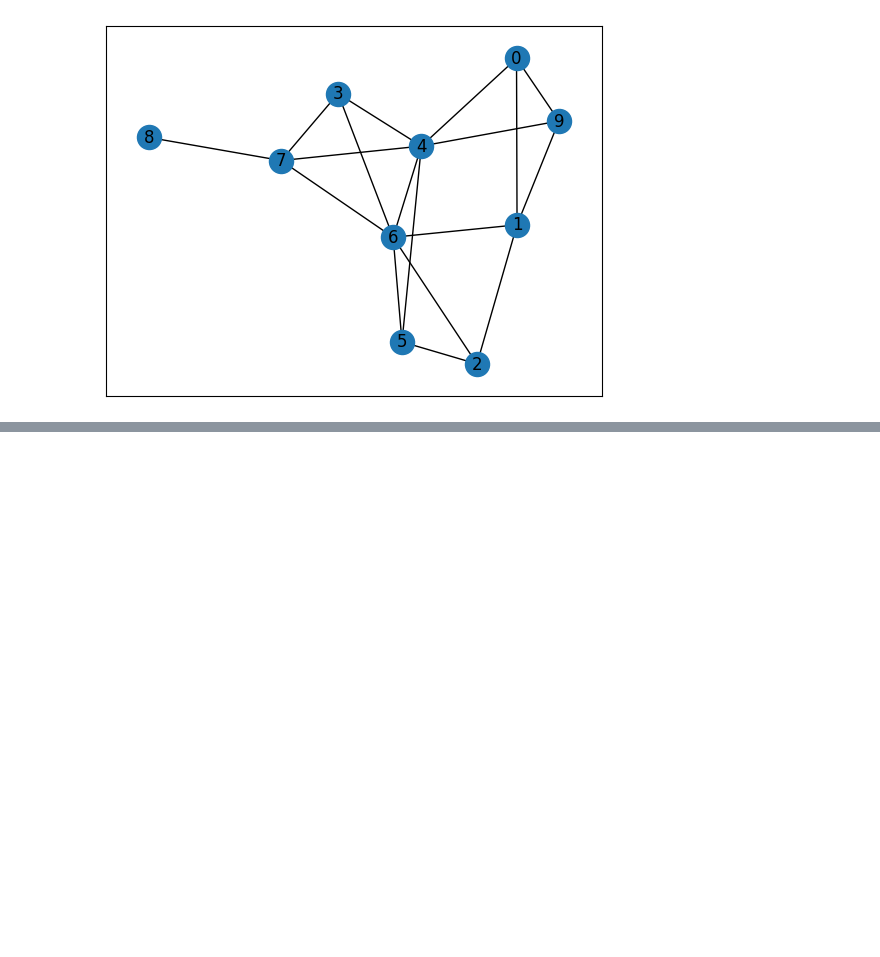
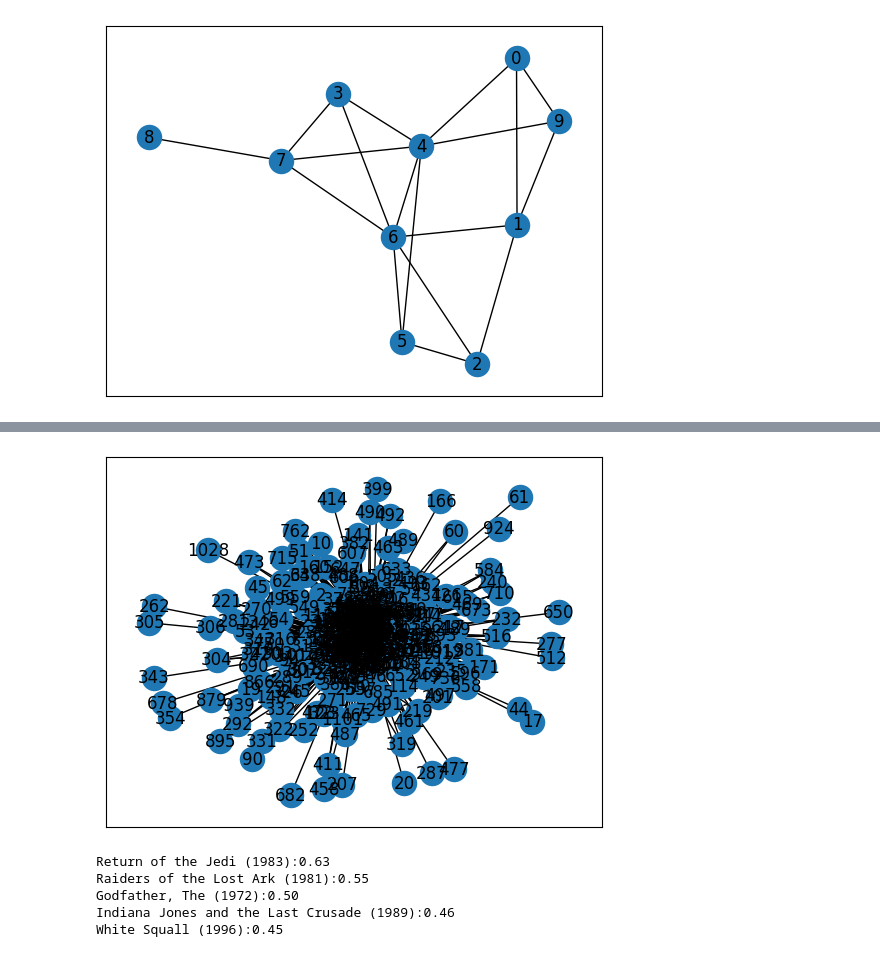
Before and after one commit to mirsoleimani/books, a Jupyter notebook: hands_on_graph_neural_networks_using_python/ch04.ipynb, the cells around one changed output, grey strips where cells are left out. Drawn from its saved outputs; the diff is of its cells as text; code cells hidden in the pictures; blank space fills up the shorter version.

```diff
--- a/hands_on_graph_neural_networks_using_python/ch04.ipynb
+++ b/hands_on_graph_neural_networks_using_python/ch04.ipynb
@@ -65,0 +110,21 @@ Error:
+# %%
+from collections import defaultdict
+pairs = defaultdict(int)
+# %%
+for group in ratings.groupby('user_id'):
+    user_movies = list(group[1]["movie_id"])
+    for i in range(len(user_movies)):
+        for j in range(i+1, len(user_movies)):
+            pairs[(user_movies[i], user_movies[j])] += 1
+# %%
+G = nx.Graph()
+# %%
+for pair in pairs:
+    m1, m2 = pair
+    score = pairs[pair]
+    if score >= 20:
+        G.add_edge(m1,m2,weight=score)
+# %%
+nx.draw_networkx(G)
+# %% [output]
+[figure, added]
@@ -65,0 +143,8 @@ Error:
+# %%
+recommend("Star Wars (1977)")
+# %% [output]
+Return of the Jedi (1983):0.63
+Raiders of the Lost Ark (1981):0.55
+Godfather, The (1972):0.50
+Indiana Jones and the Last Crusade (1989):0.46
+White Squall (1996):0.45
```
Also changed, not shown: parts of 16 cells of this notebook.
